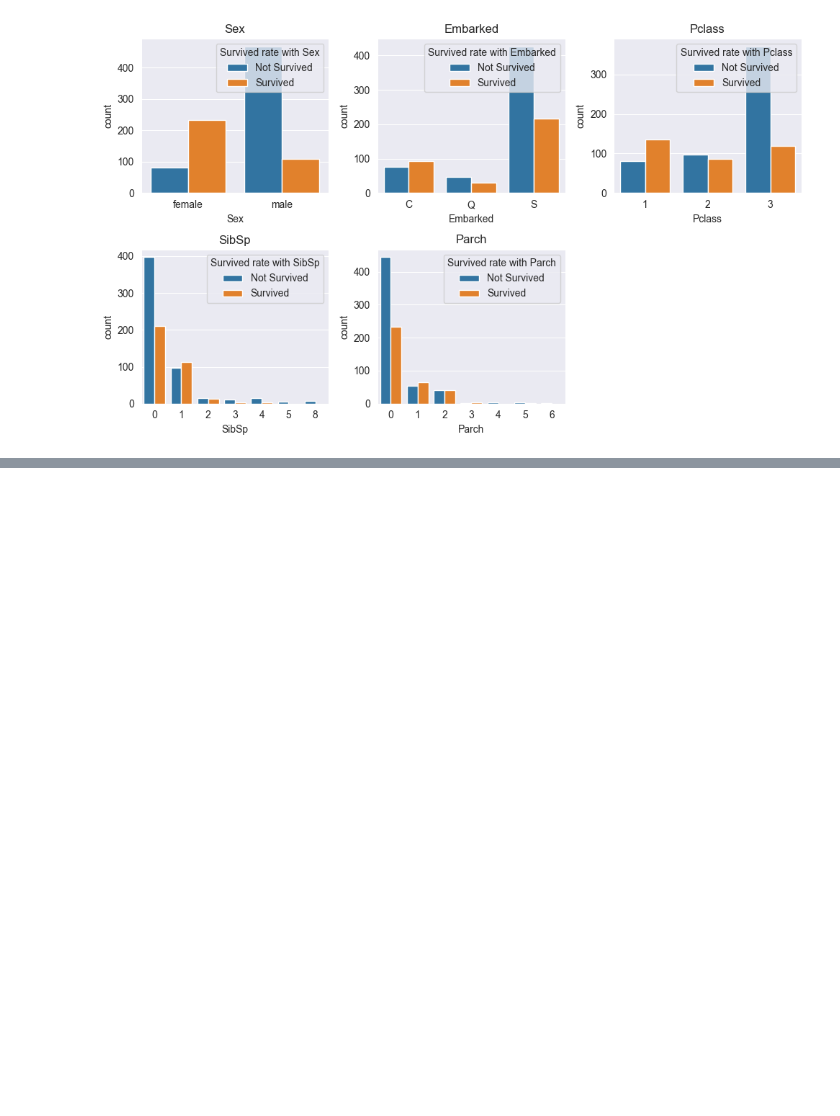
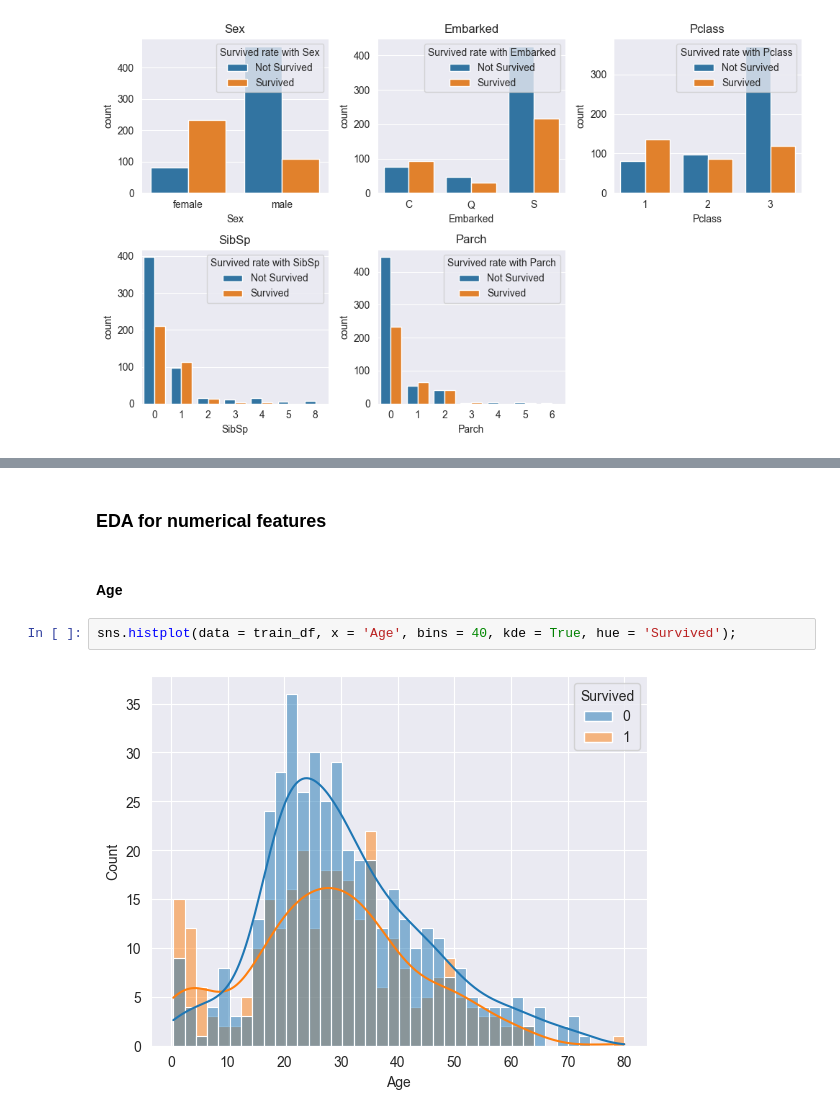
Before and after one commit to trieutienthanh284/Titanic-Machine-Learning-from-Disaster-, a Jupyter notebook: sample.ipynb, the cells around one changed output, grey strips where cells are left out. Cells and saved outputs as stored; diff of their text form; blank space fills up the shorter version.

```diff
--- a/sample.ipynb
+++ b/sample.ipynb
@@ -156,0 +161,8 @@ plt.tight_layout()
+# %% [markdown]
+### EDA for numerical features
+# %% [markdown]
+#### Age
+# %%
+sns.histplot(data = train_df, x = 'Age', bins = 40, kde = True, hue = 'Survived');
+# %% [output]
+[figure, added]
```
Also changed, not shown: parts of 6 cells of this notebook.
